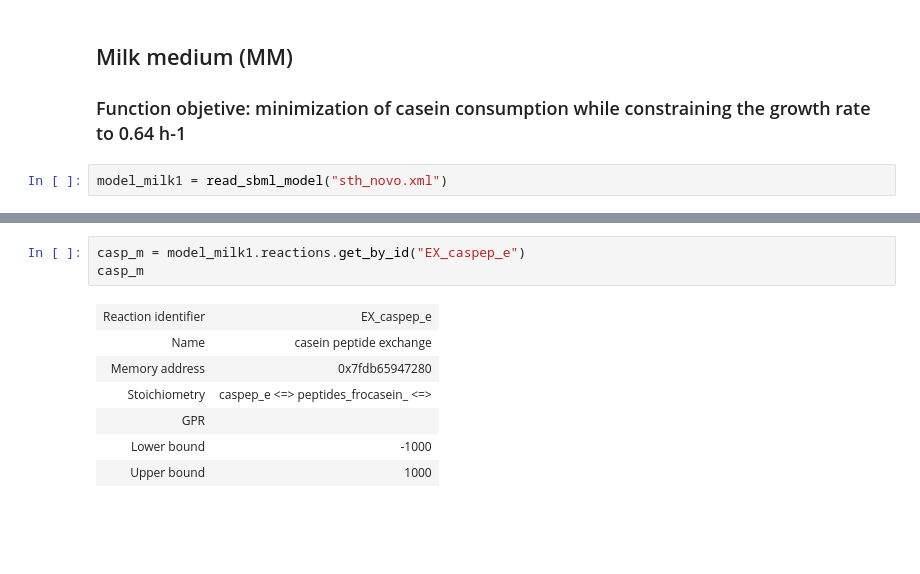
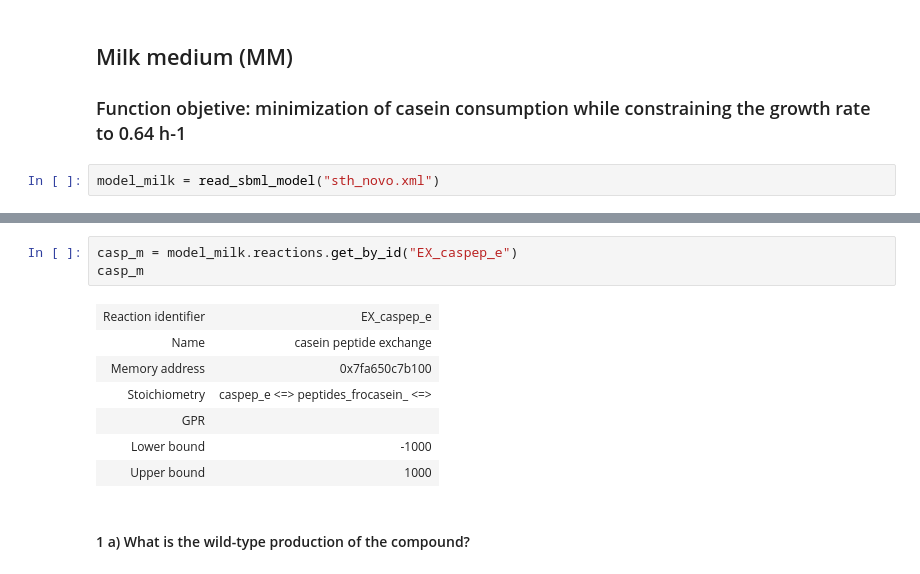
Before and after one commit to karynalysenko/systems_biology, a Jupyter notebook: Final.ipynb, the cells around one changed output, grey strips where cells are left out. Cells and saved outputs as stored; diff of their text form; blank space fills up the shorter version.

```diff
--- a/Final.ipynb
+++ b/Final.ipynb
@@ -324,4 +329,4 @@ print(single_gene_deletion(test,test.genes).info)
 ## Milk medium (MM)
 ### Function objetive: minimization of casein consumption while constraining the growth rate to 0.64 h-1
 # %%
-model_milk1 = read_sbml_model("sth_novo.xml")
+model_milk = read_sbml_model("sth_novo.xml")
@@ -421,11 +427,13 @@ model_milk1.reactions.EX_val_L_e.upper_bound=1000
 # %%
-casp_m = model_milk1.reactions.get_by_id("EX_caspep_e")
+casp_m = model_milk.reactions.get_by_id("EX_caspep_e")
 casp_m
 # %% [output]
 | Reaction identifier | EX_caspep_e |
 | Name | casein peptide exchange |
-| Memory address | 0x7fdb65947280 |
+| Memory address | 0x7fa650c7b100 |
 | Stoichiometry | caspep_e <=> peptides_frocasein_ <=> |
 | GPR |  |
 | Lower bound | -1000 |
 | Upper bound | 1000 |
+# %% [markdown]
+#### 1 a) What is the wild-type production of the compound?
```
Also changed, not shown: parts of 43 cells of this notebook, 3 other files.
